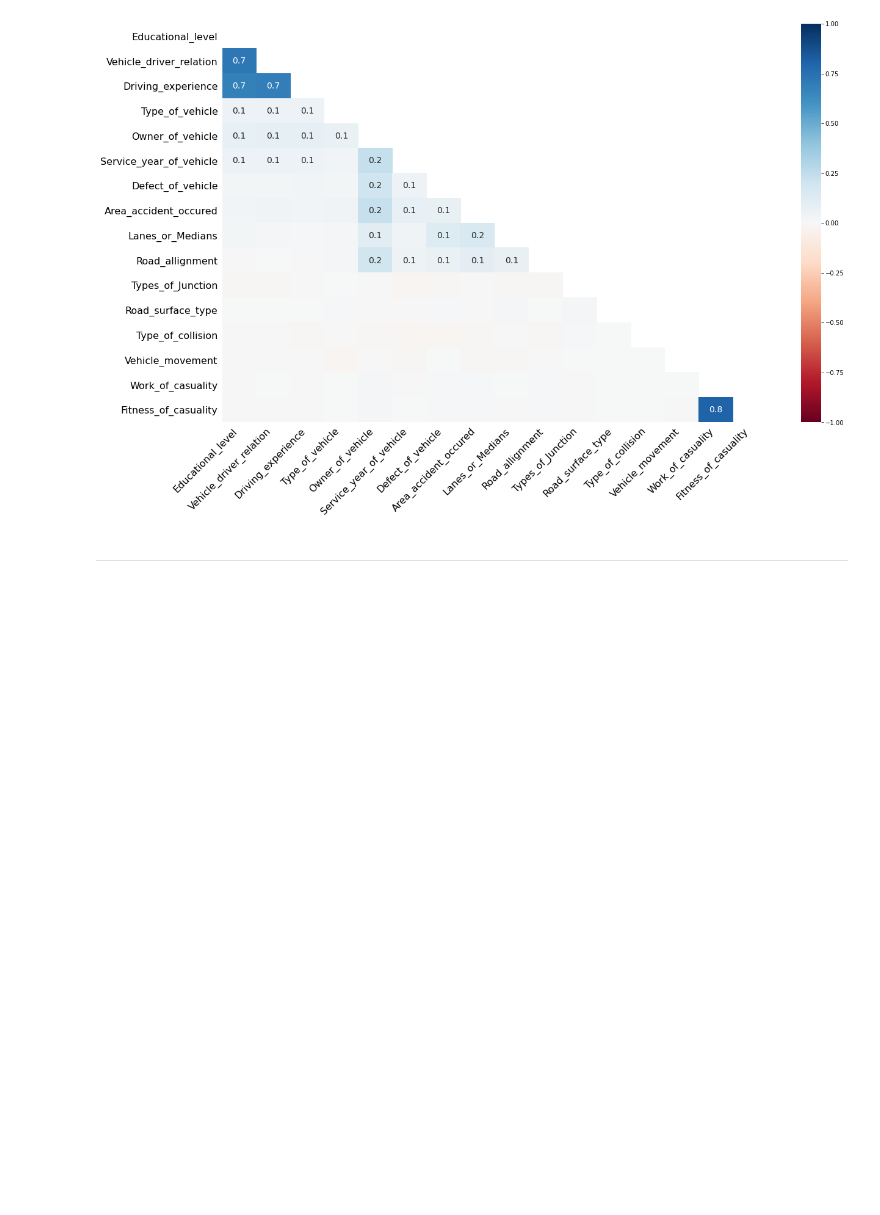
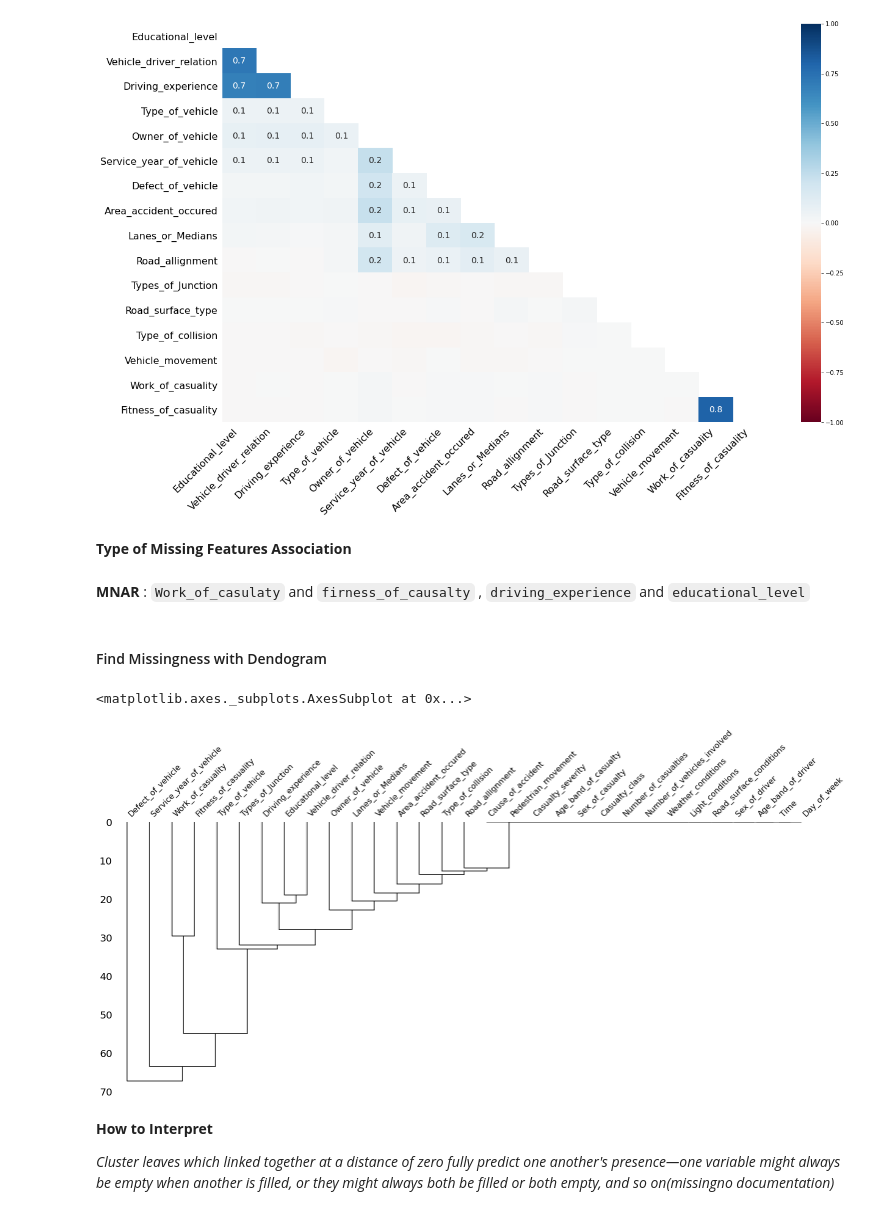
Before and after one commit to vedanthv/Road-Traffic-Accident-Severity-Classification, a Jupyter notebook: Cleaned_Notebook.ipynb, the cells around one changed output. Drawn from its saved outputs; the diff is of its cells as text; code cells hidden in the pictures; blank space fills up the shorter version.

Commit message:
missing values filled with mode

```diff
--- a/Cleaned_Notebook.ipynb
+++ b/Cleaned_Notebook.ipynb
@@ -32,7 +32,8 @@ import seaborn as sns
 # %% [markdown]
 **Load the Dataset**
 # %%
-df = pd.read_csv('dataset.csv')
+missing_values = ['na','NaN']
+df = pd.read_csv('dataset.csv',na_values = missing_values)
 # %% [markdown]
 **How many records and features are in the dataset?**
 # %%
@@ -506,5 +509,18 @@ msno.heatmap(X)
 # %% [output]
 <matplotlib.axes._subplots.AxesSubplot at 0x...>
 [figure]
-# %% [markdown]
-****
+# %% [markdown]
+**Type of Missing Features Association**
+# %% [markdown]
+**MNAR** : `Work_of_casulaty` and `firness_of_causalty` , `driving_experience` and `educational_level`
+# %% [markdown]
+#### Find Missingness with Dendogram
+# %%
+msno.dendrogram(X)
+# %% [output]
+<matplotlib.axes._subplots.AxesSubplot at 0x...>
+[figure, added]
+# %% [markdown]
+**How to Interpret**
+
+*Cluster leaves which linked together at a distance of zero fully predict one another's presence—one variable might always be empty when another is filled, or they might always both be filled or both empty, and so on(missingno documentation)*
```
Also changed, not shown: parts of 15 cells of this notebook.
